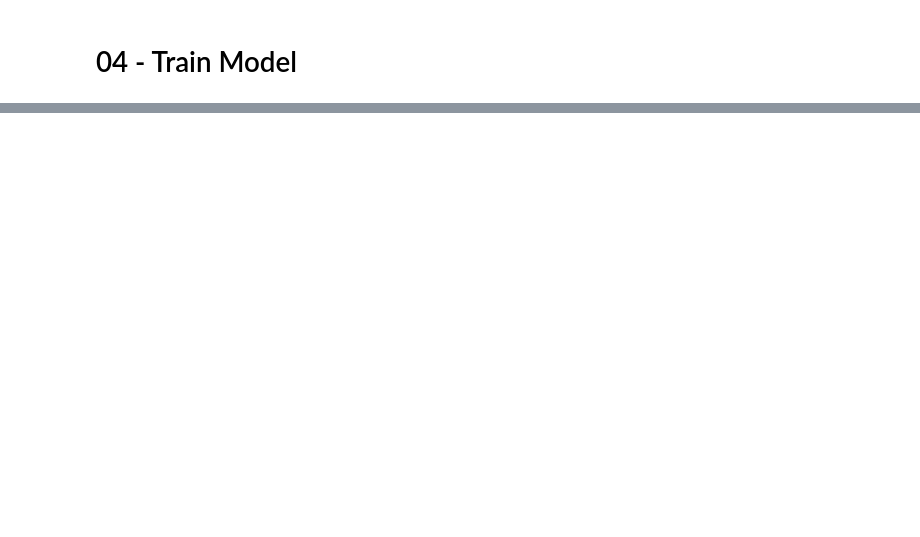
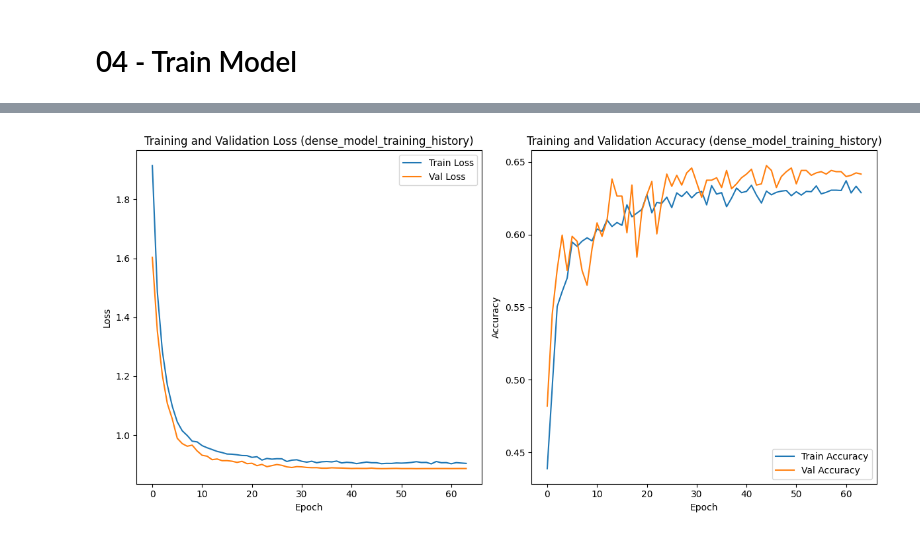
Before and after one commit to RuiFSP/mlzoomcamp2024-final-project, a Jupyter notebook: notebooks/04_train_model.ipynb, the cells around one changed output, grey strips where cells are left out. Drawn from its saved outputs; the diff is of its cells as text; code cells hidden in the pictures; blank space fills up the shorter version.

```diff
--- a/notebooks/04_train_model.ipynb
+++ b/notebooks/04_train_model.ipynb
@@ -246,0 +183,11 @@ plot_model(model, show_shapes=True, show_layer_names=False, to_file=path_to_save
+# %%
+# Define a learning rate schedule function
+def lr_schedule(epoch, lr):
+    if epoch < 10:
+        return float(lr)  # Ensuring that the returned value is a plain float
+    else:
+        # Use exponential decay to reduce the learning rate
+        new_lr = float(lr * tf.math.exp(-0.1))  # Convert Tensor to Python float
+        return new_lr
+
+early_stopping = EarlyStopping(monitor='val_loss', patience=10, restore_best_weights=True)
@@ -246,0 +196,29 @@ plot_model(model, show_shapes=True, show_layer_names=False, to_file=path_to_save
+# %%
+# Build the refined Dense Model
+model_dense = Sequential([
+    Input(shape=(X_train_processed.shape[1],)),
+    Dense(128, activation='swish', kernel_regularizer=l2(0.005)),  # Changed activation to 'swish' and regularization strength
+    Dropout(0.4),
+    Dense(64, activation='swish', kernel_regularizer=l2(0.005)),
+    Dropout(0.4),
+    Dense(3, activation='softmax')
+])
+
+# Compile the model with adjusted learning rate scheduler
+optimizer = Adam(learning_rate=0.001)
+model_dense.compile(optimizer=optimizer,
+                             loss='categorical_crossentropy',
+                             metrics=['accuracy'])
+
+# Train the refined model with the fixed learning rate scheduler
+history_dense_improved = model_dense.fit(X_train_processed, y_train_processed,
+                                                  epochs=100,
+                                                  batch_size=32,
+                                                  validation_split=0.2,
+                                                  verbose=1,
+                                                  class_weight=class_weights,
+                                                  callbacks=[early_stopping, LearningRateScheduler(lr_schedule)])
+
+# Evaluate the refined model
+test_loss_dense, test_accuracy_dense = model_dense.evaluate(X_test_processed, y_test_processed)
+print(f"Dense Model Test Accuracy: {test_accuracy_dense:.2f}")
@@ -342,0 +253,5 @@ Away team win probability: 0.54
+# %%
+# Call the function to plot the training history
+plot_training_history(history_dense_improved, name='dense_model_training_history')
+# %% [output]
+[figure, added]
```
Also changed, not shown: parts of 32 cells of this notebook, 35 other files.
